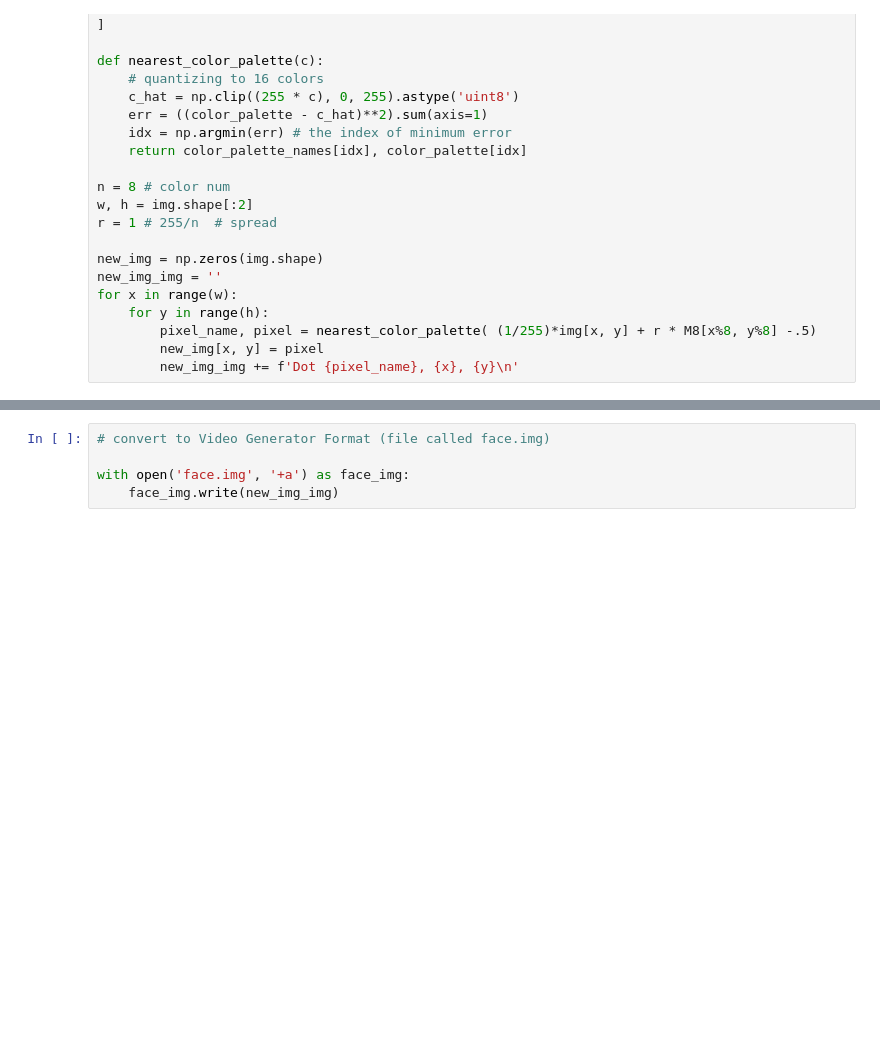
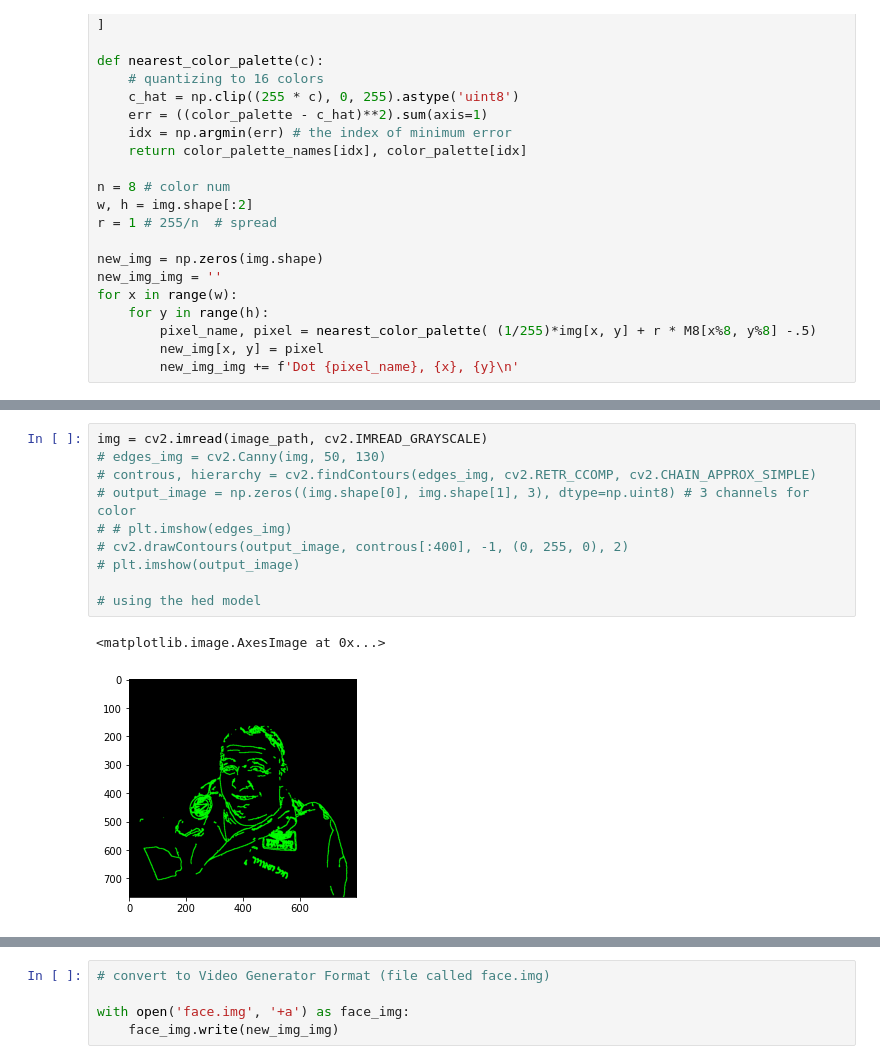
Before and after one commit to Ziv-spec/randomfun, a Jupyter notebook: ml/face.ipynb, the cells around one changed output, grey strips where cells are left out. Drawn from its saved outputs; the diff is of its cells as text; blank space fills up the shorter version.

```diff
--- a/ml/face.ipynb
+++ b/ml/face.ipynb
@@ -86,0 +88,13 @@ plt.imshow(new_img.astype('uint8'))
+# %%
+img = cv2.imread(image_path, cv2.IMREAD_GRAYSCALE)
+# edges_img = cv2.Canny(img, 50, 130)
+# controus, hierarchy = cv2.findContours(edges_img, cv2.RETR_CCOMP, cv2.CHAIN_APPROX_SIMPLE)
+# output_image = np.zeros((img.shape[0], img.shape[1], 3), dtype=np.uint8) # 3 channels for color
+# # plt.imshow(edges_img)
+# cv2.drawContours(output_image, controus[:400], -1, (0, 255, 0), 2)
+# plt.imshow(output_image)
+
+# using the hed model
+# %% [output]
+<matplotlib.image.AxesImage at 0x...>
+[figure, added]
```
Also changed, not shown: parts of 7 cells of this notebook, 1 other file.
